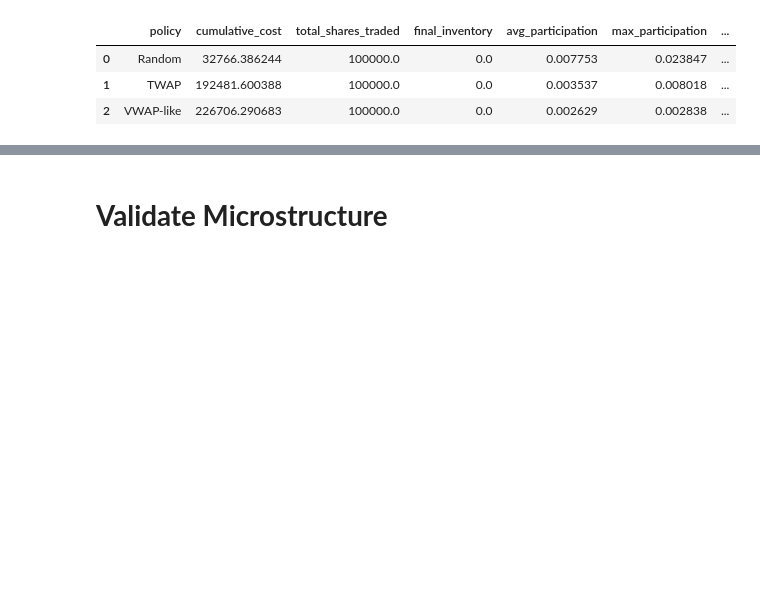
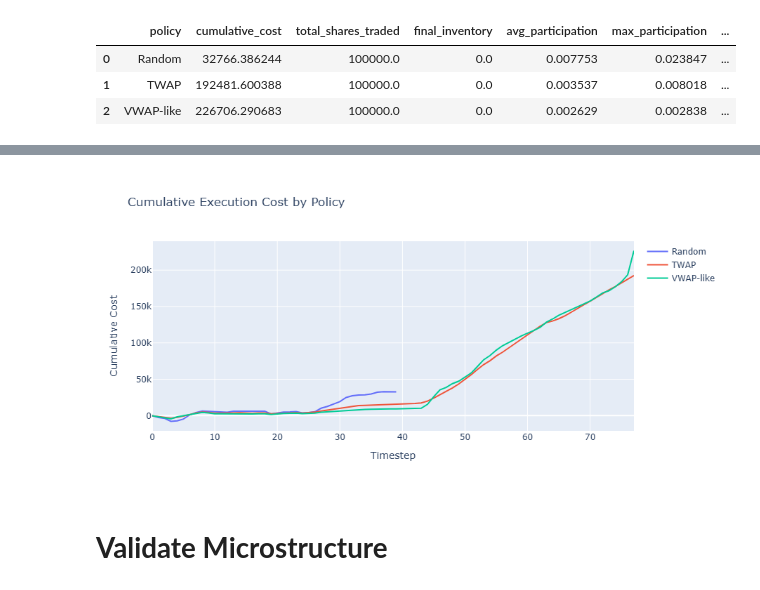
Before and after one commit to ADRIANVM117/data-science-portfolio, a Jupyter notebook: Optimal_execution_under_market_impact/notebooks/04_Reiforcment_Learning_execution.ipynb, the cells around one changed output, grey strips where cells are left out. Saved outputs shown, nothing was run; the diff lists cells and outputs as text; code cells hidden in the pictures; blank space fills up the shorter version.

Commit message:
Update execution research README

```diff
--- a/Optimal_execution_under_market_impact/notebooks/04_Reiforcment_Learning_execution.ipynb
+++ b/Optimal_execution_under_market_impact/notebooks/04_Reiforcment_Learning_execution.ipynb
@@ -1572,25 +1579,29 @@ fig.show()
 # %%
 fig = go.Figure()
 
 for history in histories:
     fig.add_trace(
         go.Scatter(
             x=history["t"],
             y=history["cumulative_cost"],
             mode="lines",
             name=history["policy"].iloc[0]
         )
     )
 
 fig.update_layout(
     title="Cumulative Execution Cost by Policy",
     xaxis_title="Timestep",
     yaxis_title="Cumulative Cost",
     height=450,
     width=900
 )
 
 fig.show()
+fig.write_image("../results/plots/Cumulative_Execution_Cost_by_Policy.png")
+display(Image(filename="../results/plots/Cumulative_Execution_Cost_by_Policy.png"))
+# %% [output]
+[figure, added]
 # %% [markdown]
 # <b> Validate Microstructure </b>
 # %%
```
Also changed, not shown: parts of 4 cells of this notebook, 1 other file.
